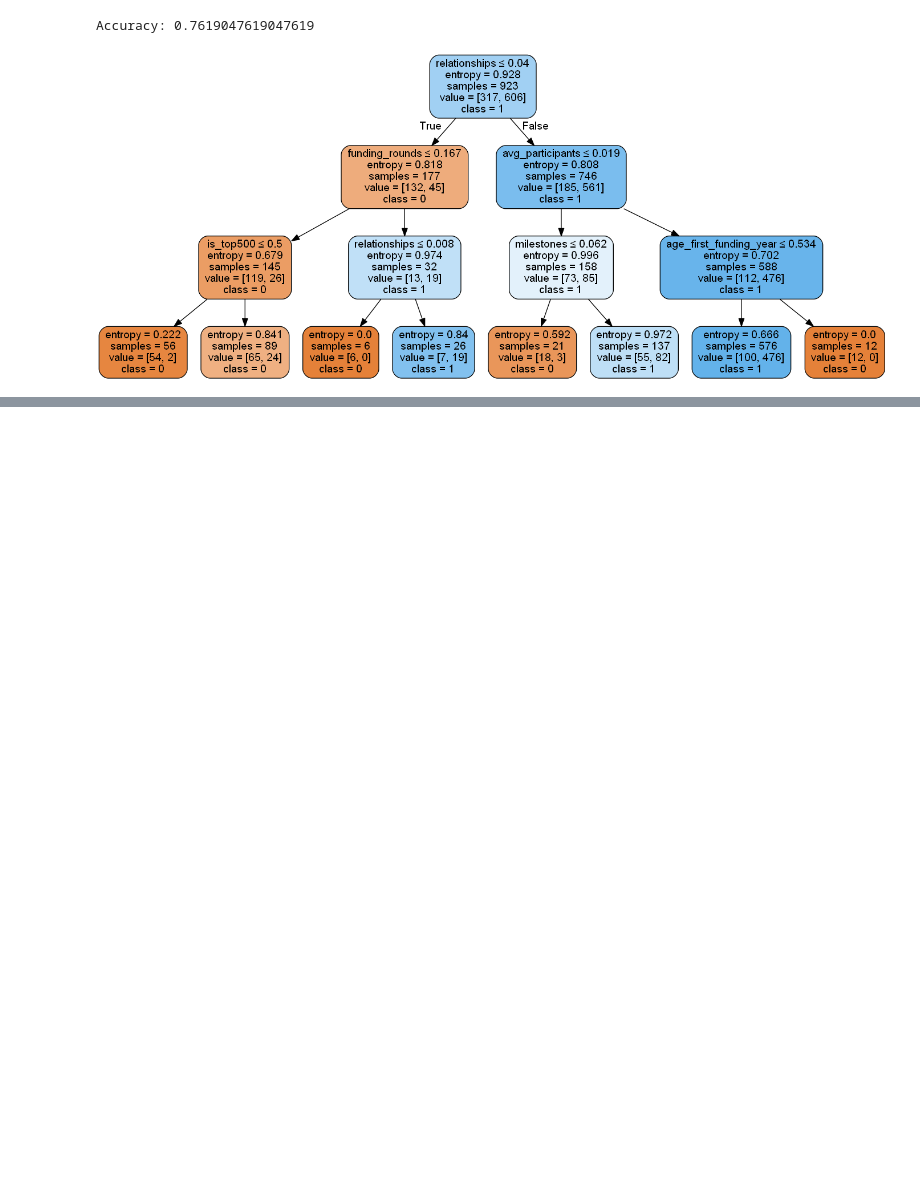
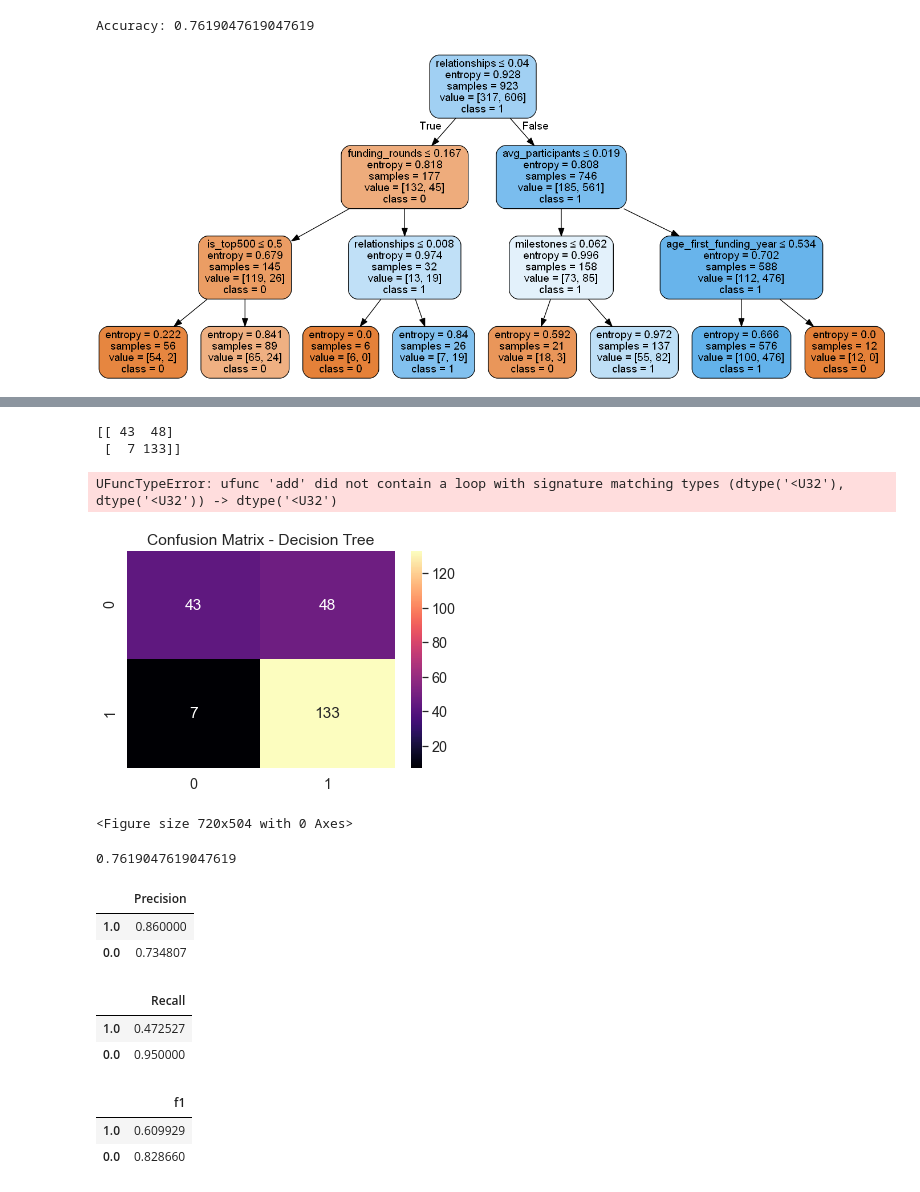
Before and after one commit to Raqibur-Rahman/Startup-Success-Prediction-Application, a Jupyter notebook: Startup Success Prediction (Decision Tree Classification ).ipynb, the cells around one changed output, grey strips where cells are left out. Cells and saved outputs as stored; diff of their text form; code cells hidden in the pictures; blank space fills up the shorter version.

Commit message:
Confusion matrix, precision, recall added in dtree

```diff
--- a/Startup Success Prediction (Decision Tree Classification ).ipynb
+++ b/Startup Success Prediction (Decision Tree Classification ).ipynb
@@ -378,0 +401,34 @@ Image(graph.create_png())
+# %%
+test_pred_decision_tree = clf.predict(X_test)
+# %%
+from sklearn import metrics
+confusion_matrix = metrics.confusion_matrix(y_test,
+                                            test_pred_decision_tree)
+# %%
+print(confusion_matrix)
+# %% [output]
+[[ 43  48]
+ [  7 133]]
+# %%
+labels = y.unique()
+# %%
+matrix_df = pd.DataFrame(confusion_matrix)
+
+import seaborn as sns
+import matplotlib.pyplot as plt
+
+ax = plt.axes()
+sns.set(font_scale=1.3)
+plt.figure(figsize=(10,7))
+sns.heatmap(matrix_df, annot=True, fmt="g", ax=ax, cmap="magma")
+
+ax.set_title('Confusion Matrix - Decision Tree')
+ax.set_xticklabels(['']+labels)
+ax.set_xlabel("Predicted label", fontsize =15)
+ax.set_yticklabels(list(labels), rotation = 0)
+ax.set_ylabel("True Label", fontsize=15)
+plt.show()
+# %% [output]
+UFuncTypeError: ufunc 'add' did not contain a loop with signature matching types (dtype('<U32'), dtype('<U32')) -> dtype('<U32')
+[figure, added]
+<Figure size 720x504 with 0 Axes>
@@ -378,0 +437,4 @@ Image(graph.create_png())
+# %%
+metrics.accuracy_score(y_test, test_pred_decision_tree)
+# %% [output]
+0.7619047619047619
@@ -378,0 +443,13 @@ Image(graph.create_png())
+# %%
+precision = metrics.precision_score(y_test, test_pred_decision_tree,
+                                  average=None)
+precision_results = pd.DataFrame(precision, index=labels)
+
+#renaming results column
+precision_results.rename(columns={0:'Precision'}, inplace =True)
+
+precision_results
+# %% [output]
+|  | Precision |
+| 1.0 | 0.860000 |
+| 0.0 | 0.734807 |
@@ -378,0 +458,11 @@ Image(graph.create_png())
+# %%
+recall = metrics.recall_score(y_test, test_pred_decision_tree,
+                              average =None)
+recall_results = pd.DataFrame(recall, index= labels)
+
+recall_results.rename(columns ={0:'Recall'}, inplace =True)
+recall_results
+# %% [output]
+|  | Recall |
+| 1.0 | 0.472527 |
+| 0.0 | 0.950000 |
@@ -378,0 +471,11 @@ Image(graph.create_png())
+# %%
+f1 = metrics.f1_score(y_test, test_pred_decision_tree, average=None)
+f1_results = pd.DataFrame(f1, index=labels)
+
+#rename results column
+f1_results.rename(columns={0:'f1'}, inplace=True)
+f1_results
+# %% [output]
+|  | f1 |
+| 1.0 | 0.609929 |
+| 0.0 | 0.828660 |
```
Also changed, not shown: parts of 10 cells of this notebook.
